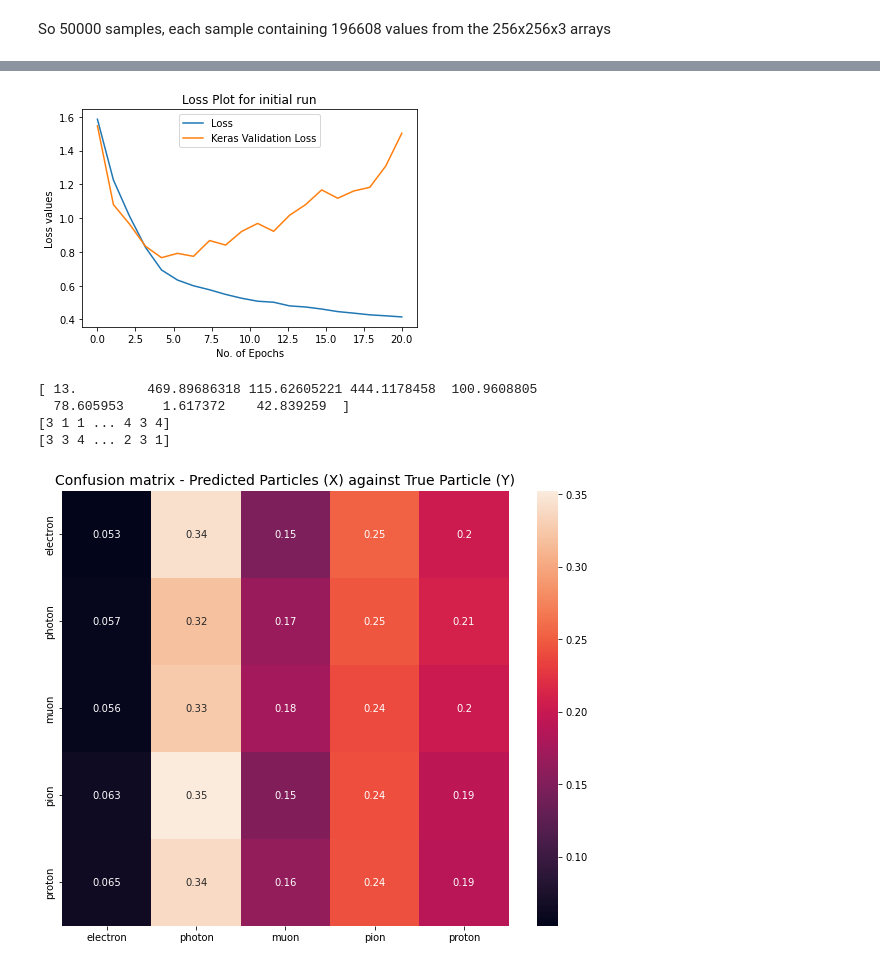
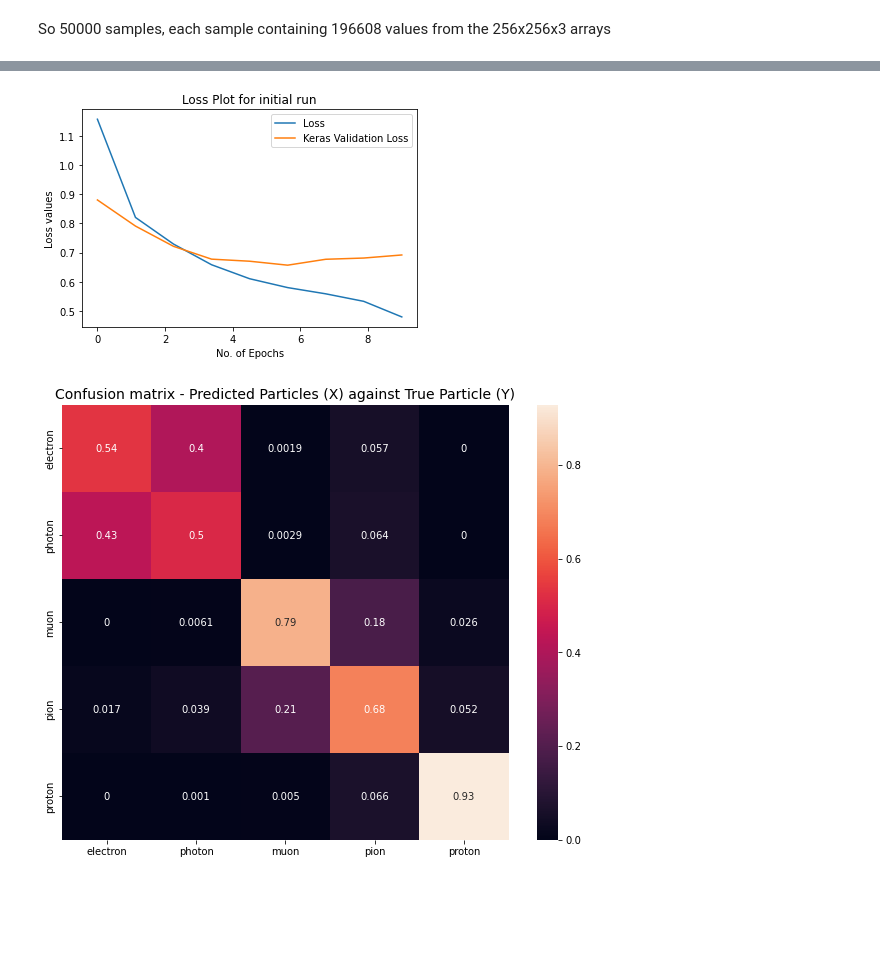
Before and after one commit to CasperMcTavish/DAML, a Jupyter notebook: Project1_ML.ipynb, the cells around one changed output, grey strips where cells are left out. Saved outputs shown, nothing was run; the diff lists cells and outputs as text; code cells hidden in the pictures; blank space fills up the shorter version.

```diff
--- a/Project1_ML.ipynb
+++ b/Project1_ML.ipynb
@@ -691,0 +682,7 @@ kf.compile(optimizer='Adam', loss='sparse_categorical_crossentropy', metrics = [
+# %%
+# Creating callbacks for better runtimes, these choices of patience have been found to be the best
+callbacks = []
+early_stopping = EarlyStopping(monitor = 'val_loss', patience = 4, min_delta = 0.001, verbose = 1)
+reduce_lr = ReduceLROnPlateau(monitor = 'val_loss', patience = 2, verbose = 1, min_lr = 0)
+callbacks.append(reduce_lr)
+callbacks.append(early_stopping)
@@ -692,12 +697,4 @@ kf.compile(optimizer='Adam', loss='sparse_categorical_crossentropy', metrics = [
 # %%
-# Take only particle names from truth_train, and relabel them as 0, 1, 2, 3, 4
-part_id_con = [0, 1, 2, 3, 4]
-truth_train_id = [item[0] for item in truth_train]
-#truth_train_id = [int(i) for i in truth_train_id]
-for j in range(len(part_id_con)):
-    truth_train_id = [part_id_con[j] if x==[particles[j]] else x for x in truth_train_id]
-y_train = np.array(truth_train_id)
-
 # Fitting, using the method from Guillermo's notebook. Testing with small sample size
 # Full sample size is 50000, with 5000 validation slice
 batch_size = 32
@@ -711,11 +708,11 @@ print(y_train_short[0:10])
 print(x_train_short.shape)
 print(y_train_short.shape)
 
-## THE ISSUE IS HERE ##
+fit the data
 kff = kf.fit(nn_batch_generator(x_train_short[:-validation_slice], y_train_short[:-validation_slice],
                                 batch_size = batch_size), epochs = 20,
                                 steps_per_epoch = int((sample_size - validation_slice)/batch_size),
-                                validation_data=(x_train_short[-validation_slice:], y_train_short[-validation_slice:]))
+                                validation_data=(x_train_short[-validation_slice:], y_train_short[-validation_slice:]), callbacks = callbacks)
 # %% [output]
 [3 3 4 4 1 1 1 2 4 2]
 (50000, 196608)
@@ -737,7 +740,7 @@ Epoch 20/20
 # %%
 # Plotting the loss curve
 
-epochs = np.linspace(0,20,20)
+epochs = np.linspace(0,9,9)
 plt.xlabel("No. of Epochs")
 plt.ylabel("Loss values")
 plt.title("Loss Plot for initial run")
@@ -746,6 +749,6 @@ plt.plot(epochs,kff.history['val_loss'], label = 'Keras Validation Loss')
 plt.legend()
 plt.show()
 # %% [output]
-[figure, old version]
+[figure, new version]
 # %%
 # save model
@@ -759,18 +763,8 @@ test_pred = kf.predict(x_test[:validation_slice])
 y_pred = np.argmax(test_pred, axis = 1)
 # %%
-print(truth_test[0])
-print(y_pred)
-
-# truth_test for our range into same shape as y_pred
+# organise our truth_test id for fitting into confusion matrix, by labelling it the same as as done with our
+# previous data
 truth_test_id = [item[0] for item in truth_test]
-#truth_train_id = [int(i) for i in truth_train_id]
 for j in range(len(part_id_con)):
     truth_test_id = [part_id_con[j] if x==[particles[j]] else x for x in truth_test_id]
-truth_train_id = np.array(truth_train_id)
-
-print(truth_train_id)
+truth_test_id = np.array(truth_test_id)
-# %% [output]
-[ 13.         469.89686318 115.62605221 444.1178458  100.9608805
-  78.605953     1.617372    42.839259  ]
-[3 1 1 ... 4 3 4]
-[3 3 4 ... 2 3 1]
@@ -777,13 +776,16 @@ print(truth_train_id)
 # %%
+# Import required packages and print confusion matrix
 from sklearn.metrics import confusion_matrix
 import pandas as pd
 import seaborn as sns
-matrix = confusion_matrix(truth_train_id[:validation_slice], y_pred[:validation_slice], normalize='true')
+matrix = confusion_matrix(truth_test_id[:validation_slice], y_pred, normalize='true')
 
 df_cm = pd.DataFrame(matrix, index = particle_names, columns = particle_names)
 plt.figure(figsize = (10,8))
 plt.title('Confusion matrix - Predicted Particles (X) against True Particle (Y)', fontsize = 14)
 sns.heatmap(df_cm, annot=True)
+plt.savefig('confusionmatrix.pdf')
+plt.savefig('confusionmatrix.png')
 plt.show()
 # %% [output]
-[figure, old version]
+[figure, new version]
```
Also changed, not shown: parts of 31 cells of this notebook.
